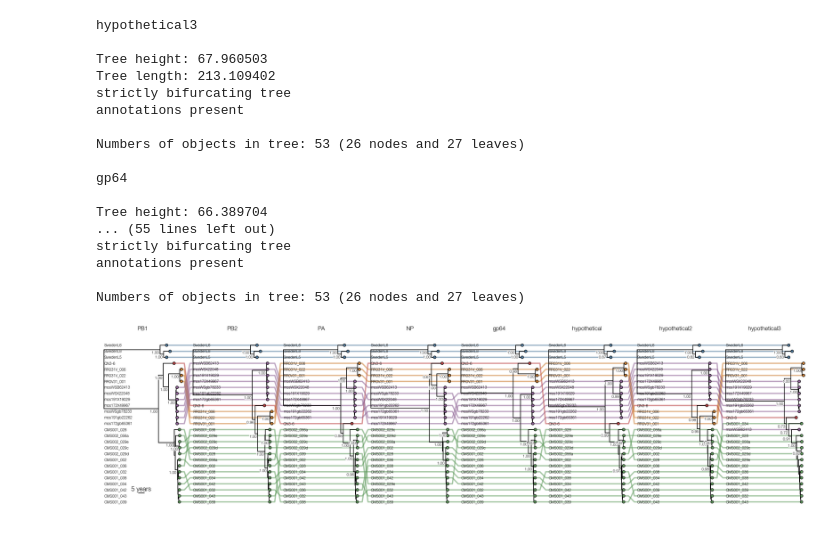
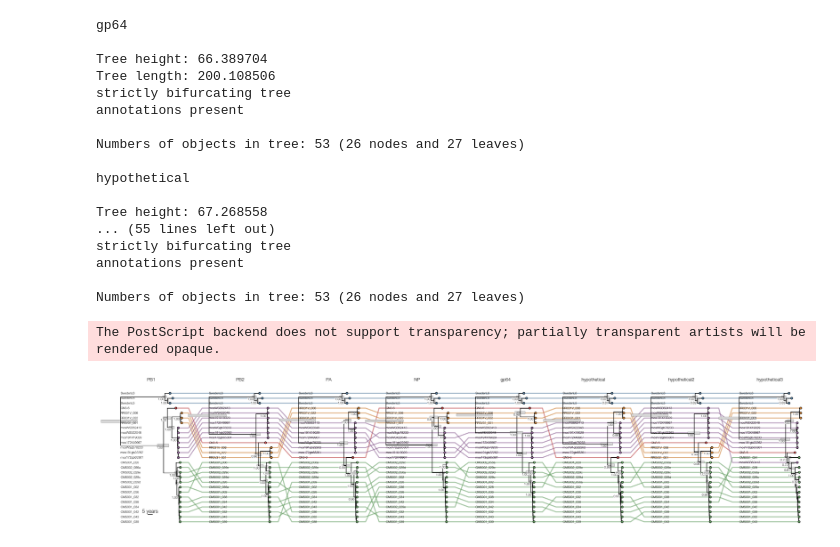
Before and after one commit to evogytis/orthomyxo-metagenomics, a Jupyter notebook: scripts/fig-1-tracking.ipynb, the cells around one changed output. Saved outputs shown, nothing was run; the diff lists cells and outputs as text; code cells hidden in the pictures.

Commit message:
Update scripts.

```diff
--- a/scripts/fig-1-tracking.ipynb
+++ b/scripts/fig-1-tracking.ipynb
@@ -572,7 +667,8 @@ fig,ax = plt.subplots(figsize=(15,17),facecolor='w')
 gs = GridSpec(2,2,height_ratios=[1,1],width_ratios=[7,1],hspace=0.0,wspace=0.0)
 ax=plt.subplot(gs[0],zorder=1000,facecolor='none')
 
-ll=bt.loadNexus('/Users/evogytis/Documents/manuscripts/wuhan6-phylodynamics/data/Fig1/genome.network.combined.mcc.tree')
+# ll=bt.loadNexus('/Users/evogytis/Documents/manuscripts/wuhan6-phylodynamics/data/Fig1/genome.network.combined.mcc.tree')
+ll=bt.loadNexus('/mnt/c/Users/evogytis/repos/orthomyxo-metagenomics/data/Fig1/genome.network.combined.mcc.tree')
 ll.treeStats()
 
 plotNetwork(ax,ll) ## plot network
@@ -580,7 +676,7 @@ plotNetwork(ax,ll) ## plot network
 ortho=ccrs.Robinson(central_longitude=155) ## projection
 ax=plt.subplot(gs[1,:],projection=ortho,zorder=1000,facecolor='none')
 
-ll=bt.loadNewick('/Users/evogytis/Documents/manuscripts/wuhan6-phylodynamics/data/SFig3/PB1.newick')
+ll=bt.loadNewick('/mnt/c/Users/evogytis/repos/orthomyxo-metagenomics/data/SFig3/PB1.newick')
 ll=ll.reduceTree([k for k in ll.getExternal() if k.is_leaf() and 'NJ' not in k.name])
 ll.sortBranches(descending=True)
 
@@ -590,8 +686,13 @@ ll.drawTree()
 
 geoDistribution(ax,ll) ## plot map
 
-plt.savefig('/Users/evogytis/Documents/manuscripts/wuhan6-phylodynamics/figures/Fig1_tracking.png',bbox_inches='tight',dpi=300)
-plt.savefig('/Users/evogytis/Documents/manuscripts/wuhan6-phylodynamics/figures/Fig1_tracking.pdf',bbox_inches='tight',dpi=300)
+# plt.savefig('/Users/evogytis/Documents/manuscripts/wuhan6-phylodynamics/figures/Fig1_tracking.png',bbox_inches='tight',dpi=300)
+# plt.savefig('/Users/evogytis/Documents/manuscripts/wuhan6-phylodynamics/figures/Fig1_tracking.pdf',bbox_inches='tight',dpi=300)
+# plt.savefig('/mnt/c/Users/evogytis/repos/orthomyxo-metagenomics/manuscript/Fig1_tracking.png',bbox_inches='tight',dpi=300)
+plt.savefig('/mnt/c/Users/evogytis/repos/orthomyxo-metagenomics/manuscript/JournalOfVirology-revision1/Fig1_tracking.tiff',bbox_inches='tight',dpi=100)
+plt.savefig('/mnt/c/Users/evogytis/repos/orthomyxo-metagenomics/manuscript/JournalOfVirology-revision1/Fig1_tracking.pdf',bbox_inches='tight',dpi=300)
+plt.savefig('/mnt/c/Users/evogytis/repos/orthomyxo-metagenomics/manuscript/JournalOfVirology-revision1/Fig1_tracking.eps',bbox_inches='tight',dpi=300)
+plt.savefig('/mnt/c/Users/evogytis/repos/orthomyxo-metagenomics/manuscript/JournalOfVirology-revision1/Fig1_tracking.png',bbox_inches='tight',dpi=300)
 
 plt.show()
 # %% [output]
@@ -793,7 +915,8 @@ NP
 def subplot_tanglegram(ax):
 
     trees={}
-    base_path='/Users/evogytis/Documents/manuscripts/wuhan6-phylodynamics/data/Fig1'
+#     base_path='/Users/evogytis/Documents/manuscripts/wuhan6-phylodynamics/data/Fig1'
+    base_path='/mnt/c/Users/evogytis/repos/orthomyxo-metagenomics/data/Fig1'
     for tfile in glob.glob(os.path.join(base_path,'*.combined.mcc.tree')): ## load segment embedding summaries
         if 'genome' not in tfile:
             segment=os.path.basename(tfile).split('.')[0]
@@ -820,7 +943,7 @@ def subplot_tanglegram(ax):
                  'GRC': '#77BEDB',
                  'PRI': '#A5CCB2'}
     offset=0
-    space=10
+    space=30
 
 
     L=5
@@ -865,6 +988,16 @@ def subplot_tanglegram(ax):
 
                 ax.plot([x1,x2,x3,x4],[y1,y1,y2,y2],color=tip_colour(k),lw=4,alpha=0.55,zorder=0) ## plot coloured line connecting same tip
 
+        mr=max(list(map(x_attr,ll.getExternal())))
+        for k in ll.getInternal():
+            if 'height_95%_HPD' in k.traits:
+                hpdlo,hpdhi=[mr-height for height in k.traits['height_95%_HPD']]
+                h=0.5
+
+                ax.add_patch(plt.Rectangle((hpdlo,k.y-h/2),hpdhi-hpdlo,h,fc='lightgrey',ec='grey',alpha=0.9,zorder=1))
+
+
+
         offset+=ll.treeHeight+space
 
 
@@ -872,44 +1005,48 @@ def subplot_tanglegram(ax):
     ax.set_xticklabels([])
     ax.set_yticks([])
     ax.set_yticklabels([])
 
     [ax.spines[loc].set_visible(False) for loc in ax.spines]
     ax.plot()
 
-    ax.set_xlim(-space/2,offset-space*0.8)
+    ax.set_xlim(-space/2-10,offset-space*0.8)
     return ax
 
-fig = plt.subplots(figsize=(40,10),facecolor='w')
+fig = plt.subplots(figsize=(50,10),facecolor='w')
 
 gs = GridSpec(1, 1,hspace=0.0,wspace=0.0)
 ax = plt.subplot(gs[0])
 
 subplot_tanglegram(ax)
 
-plt.savefig('/Users/evogytis/Documents/manuscripts/wuhan6-phylodynamics/figures/SuppFig2_BayesTangle.png',bbox_inches='tight',dpi=300)
-plt.savefig('/Users/evogytis/Documents/manuscripts/wuhan6-phylodynamics/figures/SuppFig2_BayesTangle.pdf',bbox_inches='tight',dpi=300)
-
+# plt.savefig('/Users/evogytis/Documents/manuscripts/wuhan6-phylodynamics/figures/SuppFig2_BayesTangle.png',bbox_inches='tight',dpi=300)
+# plt.savefig('/Users/evogytis/Documents/manuscripts/wuhan6-phylodynamics/figures/SuppFig2_BayesTangle.pdf',bbox_inches='tight',dpi=300)
+plt.savefig('/mnt/c/Users/evogytis/repos/orthomyxo-metagenomics/manuscript/JournalOfVirology-revision1/SuppFig5_BayesTangle.png',bbox_inches='tight',dpi=300)
+plt.savefig('/mnt/c/Users/evogytis/repos/orthomyxo-metagenomics/manuscript/JournalOfVirology-revision1/SuppFig5_BayesTangle.tiff',bbox_inches='tight',dpi=100)
+plt.savefig('/mnt/c/Users/evogytis/repos/orthomyxo-metagenomics/manuscript/JournalOfVirology-revision1/SuppFig5_BayesTangle.pdf',bbox_inches='tight',dpi=300)
+plt.savefig('/mnt/c/Users/evogytis/repos/orthomyxo-metagenomics/manuscript/JournalOfVirology-revision1/SuppFig5_BayesTangle.eps',bbox_inches='tight',dpi=300)
 
 plt.show()
 # %% [output]
-hypothetical3
+gp64
 
-Tree height: 67.960503
-Tree length: 213.109402
+Tree height: 66.389704
+Tree length: 200.108506
 strictly bifurcating tree
 annotations present
 
 Numbers of objects in tree: 53 (26 nodes and 27 leaves)
 
-gp64
+hypothetical
 
-Tree height: 66.389704
+Tree height: 67.268558
 ... (55 lines left out)
 strictly bifurcating tree
 annotations present
 
 Numbers of objects in tree: 53 (26 nodes and 27 leaves)
+The PostScript backend does not support transparency; partially transparent artists will be rendered opaque.
-[figure, old version]
+[figure, new version]
 # %%
 def subplot_tanglegram(ax):
 
```
Also changed, not shown: parts of 9 cells of this notebook, 4 other files.
